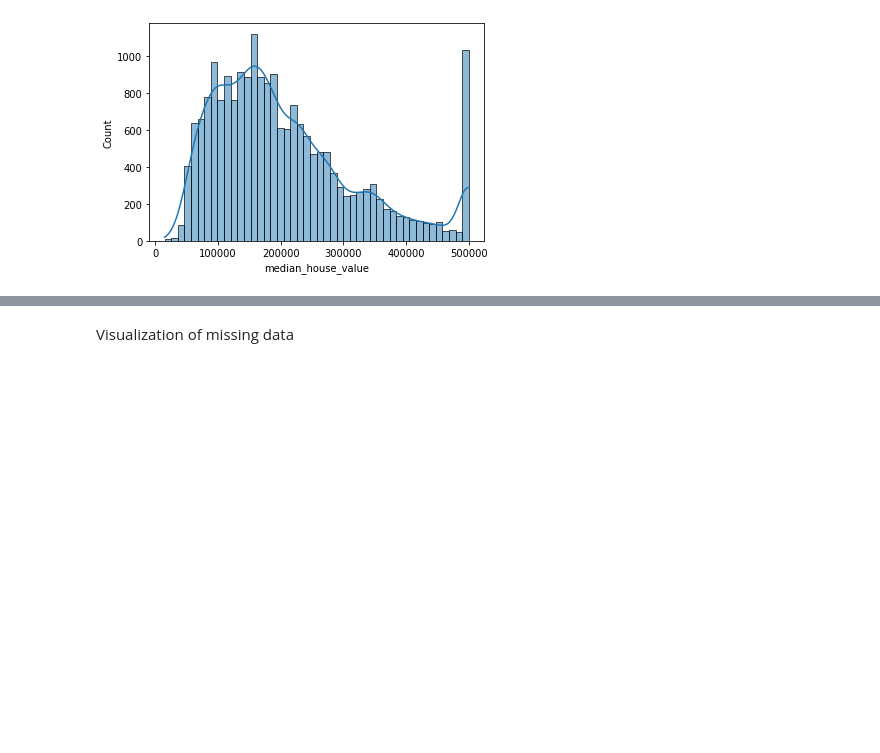
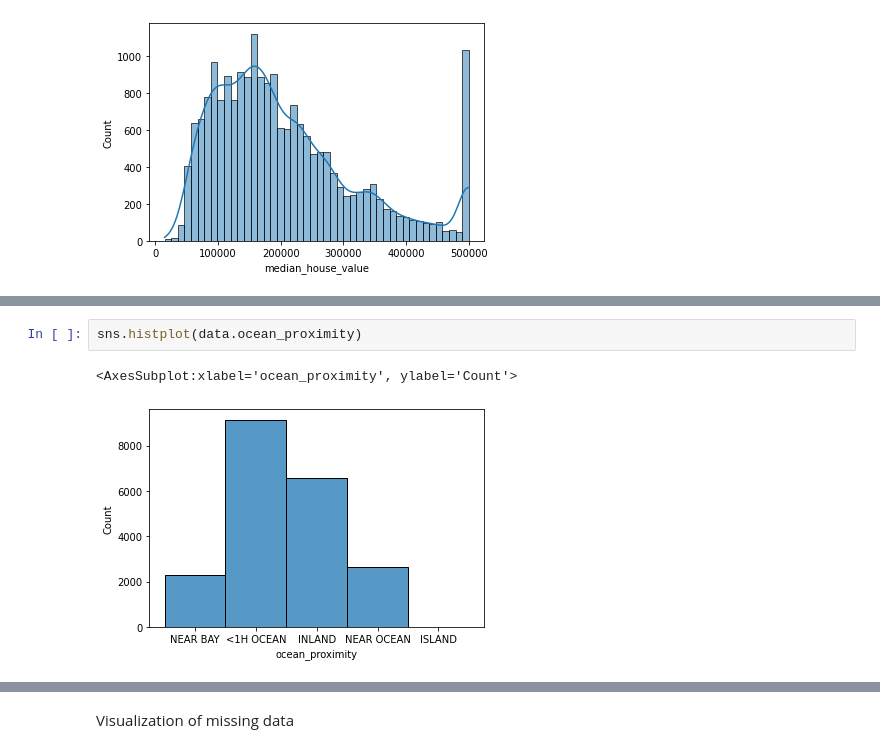
Before and after one commit to istiaqahmedfahim/random, a Jupyter notebook: mark1.ipynb, the cells around one changed output, grey strips where cells are left out. Saved outputs shown, nothing was run; the diff lists cells and outputs as text; blank space fills up the shorter version.

```diff
--- a/mark1.ipynb
+++ b/mark1.ipynb
@@ -71,0 +81,5 @@ for col in data:
+# %%
+sns.histplot(data.ocean_proximity)
+# %% [output]
+<AxesSubplot:xlabel='ocean_proximity', ylabel='Count'>
+[figure, added]
```
Also changed, not shown: parts of 3 cells of this notebook.
